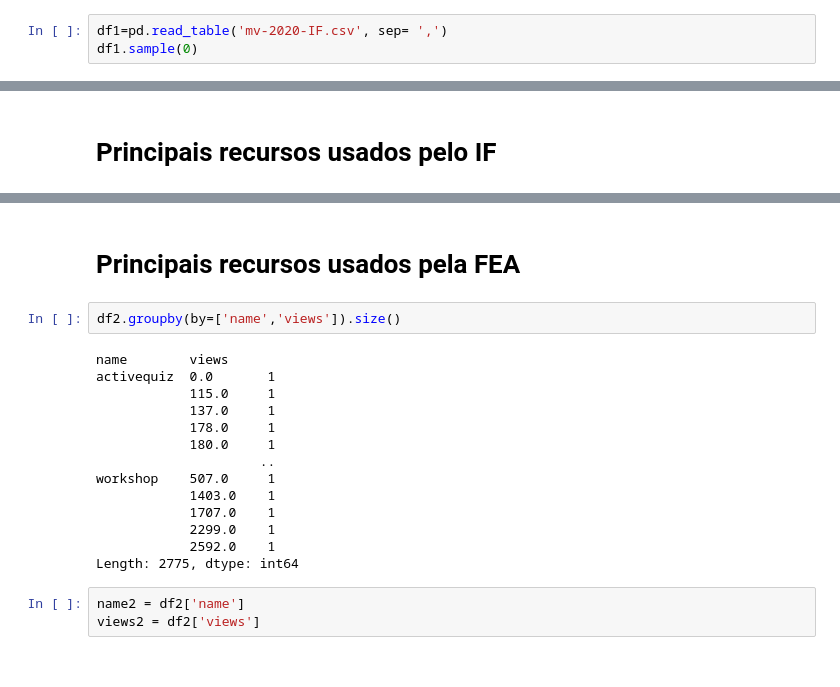
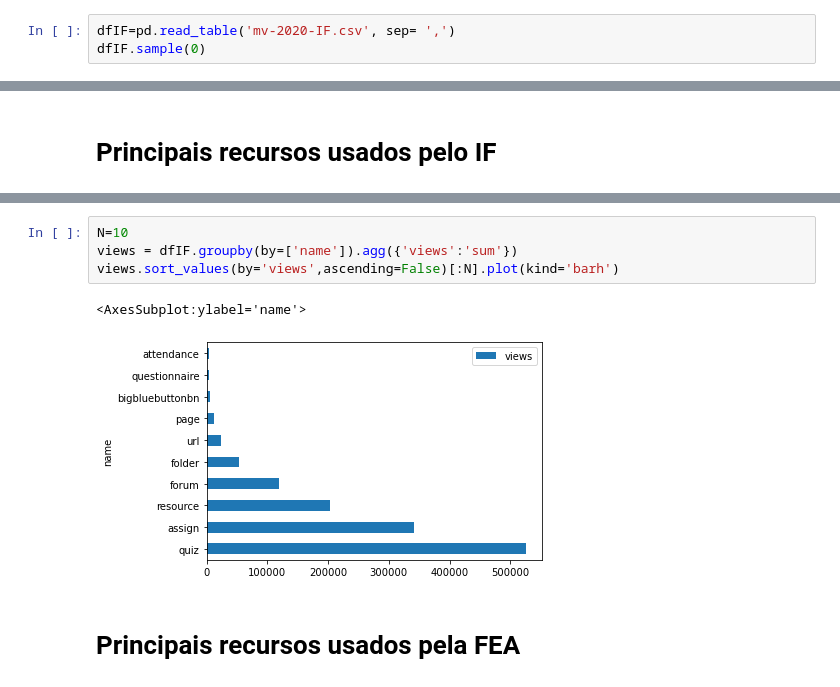
Before and after one commit to gustavo-ifusp/edisc-analytics, a Jupyter notebook: moodleresourses.ipynb, the cells around one changed output, grey strips where cells are left out. Cells and saved outputs as stored; diff of their text form.

Commit message:
Resultados intermediarios dos Views por unidade

```diff
--- a/moodleresourses.ipynb
+++ b/moodleresourses.ipynb
@@ -6,8 +6,8 @@ import numpy as np
 # %% [markdown]
 # Notebook ainda em construção, futuramente com mais demosntrativos de quais unidades estão utilizando uma maior gama de recursos do moodle USP e quantos alunos no Jupyterweb não estão cadastrados no moodleUSP.
 # %%
-df1=pd.read_table('mv-2020-IF.csv', sep= ',')
-df1.sample(0)
+dfIF=pd.read_table('mv-2020-IF.csv', sep= ',')
+dfIF.sample(0)
 # %% [output]
 |  | course | name | cmid | views | uniqusers | courseid | vpu | students | teachers | vps | ... |
 # %%
@@ -46,21 +39,9 @@ plt.show()
+# %%
+N=10
+views = dfIF.groupby(by=['name']).agg({'views':'sum'})
+views.sort_values(by='views',ascending=False)[:N].plot(kind='barh')
+# %% [output]
+<AxesSubplot:ylabel='name'>
+[figure, added]
 # %% [markdown]
 # Principais recursos usados pela FEA
-# %%
-df2.groupby(by=['name','views']).size()
-# %% [output]
-name        views
-activequiz  0.0       1
-            115.0     1
-            137.0     1
-            178.0     1
-            180.0     1
-                     ..
-workshop    507.0     1
-            1403.0    1
-            1707.0    1
-            2299.0    1
-            2592.0    1
-Length: 2775, dtype: int64
-# %%
-name2 = df2['name']
-views2 = df2['views']
```
Also changed, not shown: parts of 21 cells of this notebook.
